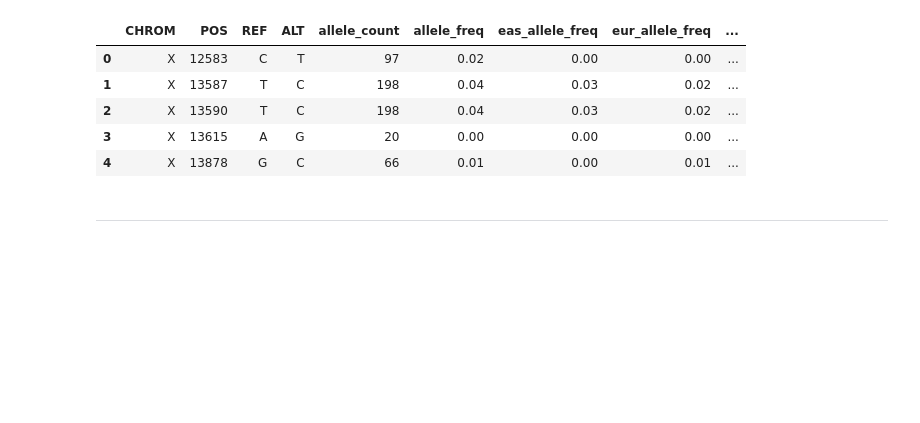
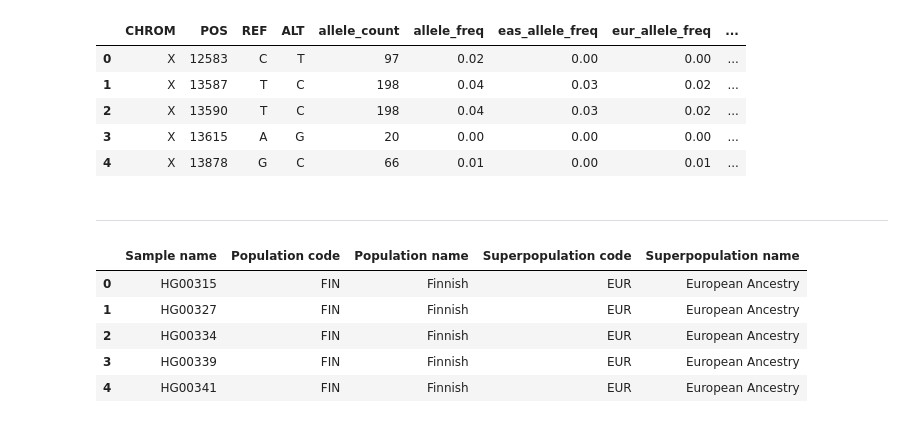
Before and after one commit to yutarohtanaka/ag-cgan, a Jupyter notebook: 0_data_preparation.ipynb, the cells around one changed output. Drawn from its saved outputs; the diff is of its cells as text; code cells hidden in the pictures; blank space fills up the shorter version.

```diff
--- a/0_data_preparation.ipynb
+++ b/0_data_preparation.ipynb
@@ -98,4 +98,17 @@ id_variant_df.to_csv('/content/drive/MyDrive/artificial_genome_project/chrX_vcf_
 # %%
 #Prepare populations tags for genomes
 sample_df = pd.read_csv('/content/drive/MyDrive/arificial_genome_project/igsr-1000 genomes on grch38.tsv.tsv', delimiter = '\t')[['Sample name', 'Population code', 'Population name', 'Superpopulation code', 'Superpopulation name']]
+#filter samples for samples in the VCF file.
+sample_df = sample_df[sample_df['Sample name'].isin(vcf.columns[9:])]
+sample_df['Population name'] = sample_df['Population name'].apply(lambda x: x.split(',')[0])
+
+#save table to GDrive
+sample_df.to_csv('/content/drive/MyDrive/artificial_genome_project/people_info_formatted.csv', index=False)
 sample_df.head()
+# %% [output]
+|  | Sample name | Population code | Population name | Superpopulation code | Superpopulation name |
+| 0 | HG00315 | FIN | Finnish | EUR | European Ancestry |
+| 1 | HG00327 | FIN | Finnish | EUR | European Ancestry |
+| 2 | HG00334 | FIN | Finnish | EUR | European Ancestry |
+| 3 | HG00339 | FIN | Finnish | EUR | European Ancestry |
+| 4 | HG00341 | FIN | Finnish | EUR | European Ancestry |
```
Also changed, not shown: parts of 2 cells of this notebook.
